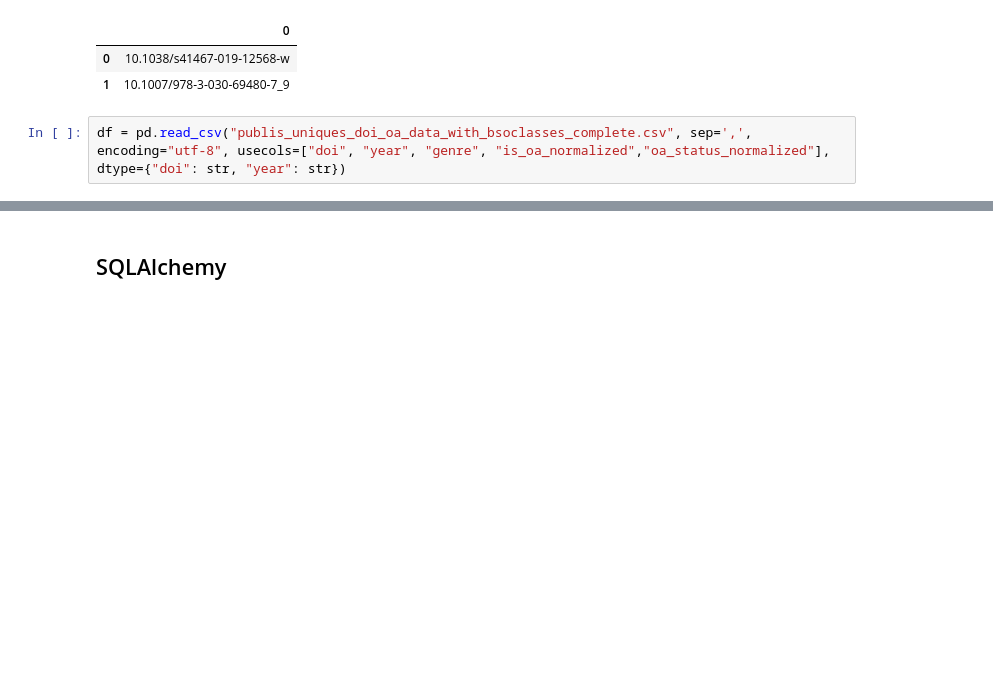
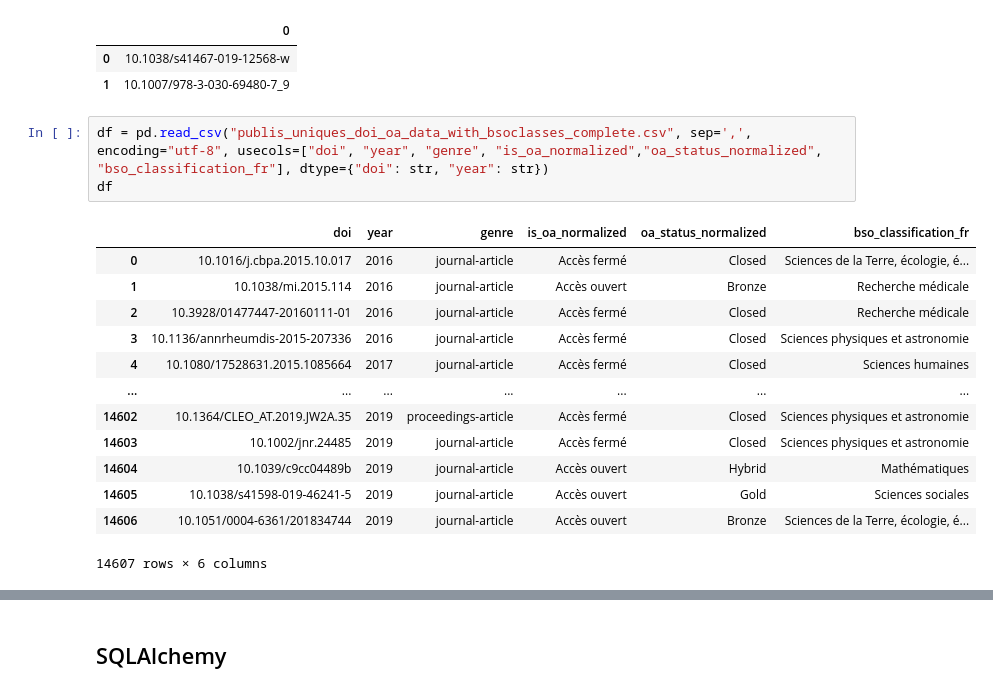
Before and after one commit to azur-scd/dagster-workflows, a Jupyter notebook: app/bso_publis_scopus/08_reporting/2022-08-29/open_access/Untitled.ipynb, the cells around one changed output, grey strips where cells are left out. Saved outputs shown, nothing was run; the diff lists cells and outputs as text; blank space fills up the shorter version.

```diff
--- a/app/bso_publis_scopus/08_reporting/2022-08-29/open_access/Untitled.ipynb
+++ b/app/bso_publis_scopus/08_reporting/2022-08-29/open_access/Untitled.ipynb
@@ -91,4 +141,19 @@ d
 | 0 | 10.1038/s41467-019-12568-w |
 | 1 | 10.1007/978-3-030-69480-7_9 |
 # %%
-df = pd.read_csv("publis_uniques_doi_oa_data_with_bsoclasses_complete.csv", sep=',', encoding="utf-8", usecols=["doi", "year", "genre", "is_oa_normalized","oa_status_normalized"], dtype={"doi": str, "year": str})
+df = pd.read_csv("publis_uniques_doi_oa_data_with_bsoclasses_complete.csv", sep=',', encoding="utf-8", usecols=["doi", "year", "genre", "is_oa_normalized","oa_status_normalized", "bso_classification_fr"], dtype={"doi": str, "year": str})
+df
+# %% [output]
+|  | doi | year | genre | is_oa_normalized | oa_status_normalized | bso_classification_fr |
+| 0 | 10.1016/j.cbpa.2015.10.017 | 2016 | journal-article | Accès fermé | Closed | Sciences de la Terre, écologie, é... |
+| 1 | 10.1038/mi.2015.114 | 2016 | journal-article | Accès ouvert | Bronze | Recherche médicale |
+| 2 | 10.3928/01477447-20160111-01 | 2016 | journal-article | Accès fermé | Closed | Recherche médicale |
+| 3 | 10.1136/annrheumdis-2015-207336 | 2016 | journal-article | Accès fermé | Closed | Sciences physiques et astronomie |
+| 4 | 10.1080/17528631.2015.1085664 | 2017 | journal-article | Accès fermé | Closed | Sciences humaines |
+| ... | ... | ... | ... | ... | ... | ... |
+| 14602 | 10.1364/CLEO_AT.2019.JW2A.35 | 2019 | proceedings-article | Accès fermé | Closed | Sciences physiques et astronomie |
+| 14603 | 10.1002/jnr.24485 | 2019 | journal-article | Accès fermé | Closed | Sciences physiques et astronomie |
+| 14604 | 10.1039/c9cc04489b | 2019 | journal-article | Accès ouvert | Hybrid | Mathématiques |
+| 14605 | 10.1038/s41598-019-46241-5 | 2019 | journal-article | Accès ouvert | Gold | Sciences sociales |
+| 14606 | 10.1051/0004-6361/201834744 | 2019 | journal-article | Accès ouvert | Bronze | Sciences de la Terre, écologie, é... |
+14607 rows × 6 columns
```
Also changed, not shown: parts of 23 cells of this notebook, 32 other files.
